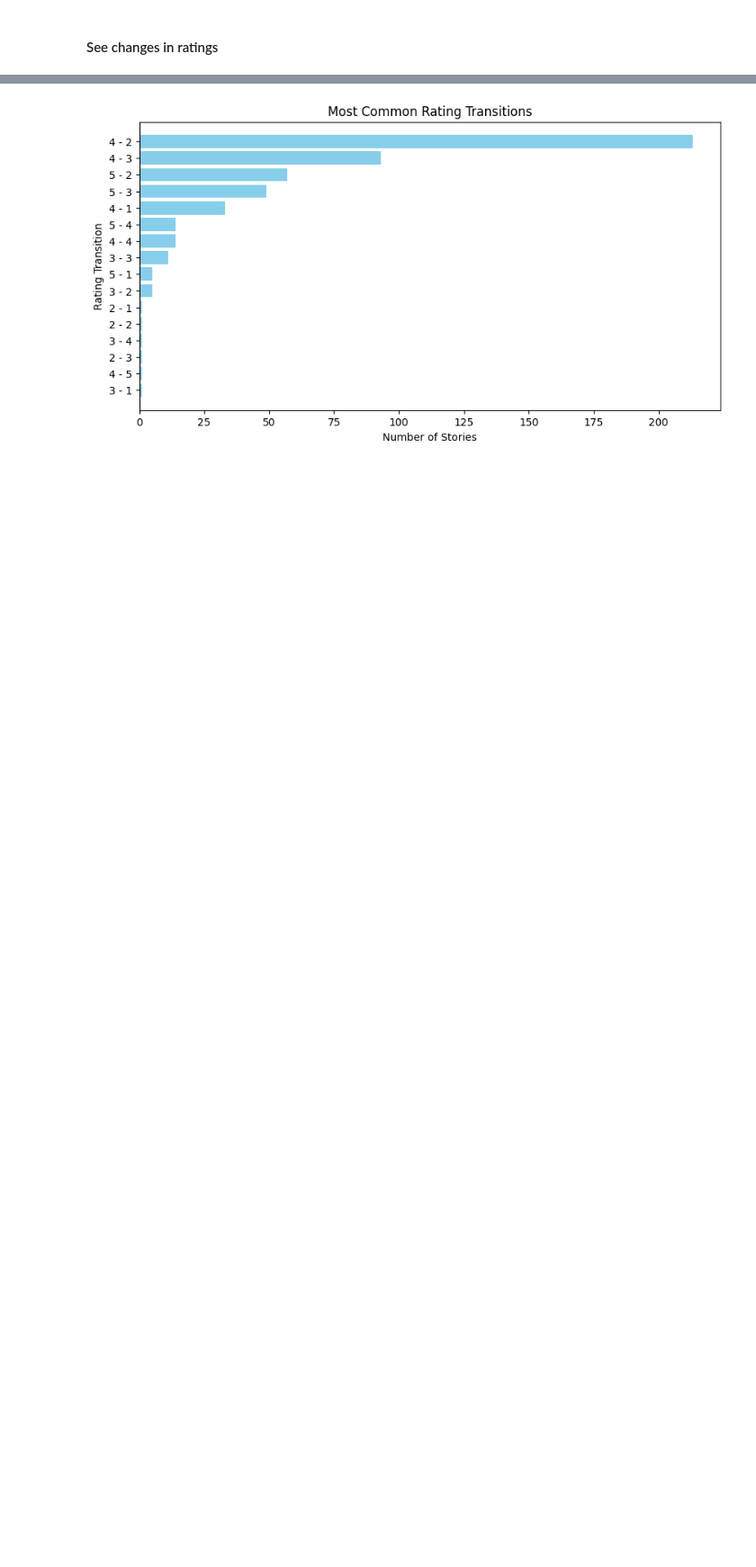
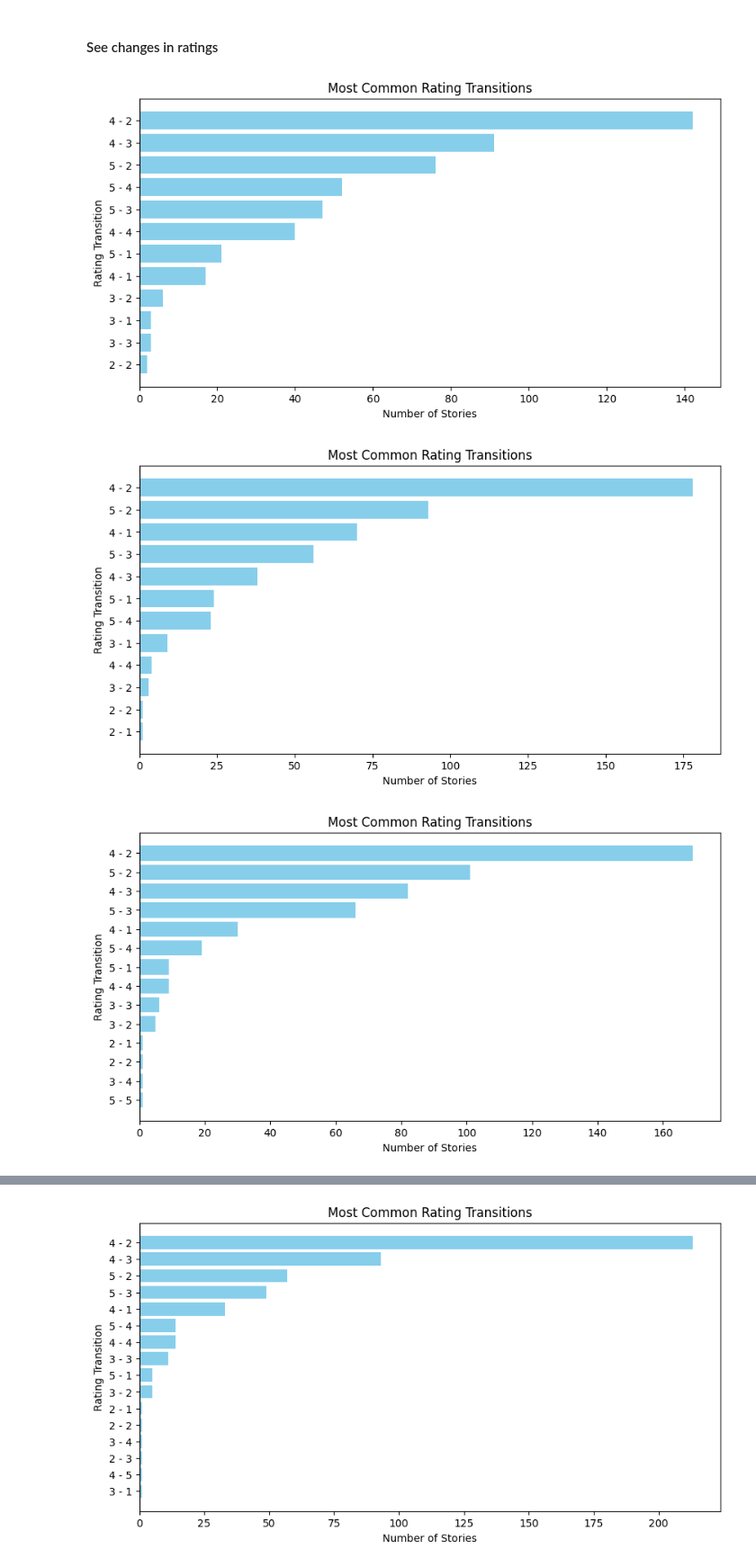
Before and after one commit to joaocnvdias/mech-i-coherence, a Jupyter notebook: coherence_models.ipynb, the cells around one changed output, grey strips where cells are left out. Shown at 90% size. Cells and saved outputs as stored; diff of their text form; code cells hidden in the pictures; blank space fills up the shorter version.

```diff
--- a/coherence_models.ipynb
+++ b/coherence_models.ipynb
@@ -478,0 +485,2 @@ corrupted_stories, log = tamper_storiesV2(story_info, idx, positions=['conclusio
+# %%
+corrupted_dev, log_dev = tamper_storiesV2(story_info, idx, positions=['development'], nr_corruptions=500)
@@ -482,4 +528,18 @@ corrupted_stories, log = tamper_storiesV2(story_info, idx, positions=['conclusio
 new_coherence = []
 for story in corrupted_stories:
   new_coherence.append(get_coherence_score(story))
+# %%
+new_intros = []
+for story in corrupted_intro:
+  new_intros.append(get_coherence_score(story))
+# %%
+new_devs = []
+for story in corrupted_dev:
+  new_devs.append(get_coherence_score(story))
+# %%
+new_intros_array = np.array(new_intros)
+new_dev_array = np.array(new_devs)
+
+np.save("checkpoints/1000ratings-intro-injection.npy", new_intros_array)
+np.save("checkpoints/1000ratings-dev-injection.npy", new_dev_array)
 # %%
@@ -490,3 +553,38 @@ np.save("checkpoints/1000ratings_retate.npy", new_coherence_array)
 new_coherence = np.load('checkpoints/1000ratings_retate.npy')
 # %% [markdown]
 #### See changes in ratings
+# %%
+from collections import Counter
+
+def rating_transitions(log, new_coherence):
+    affected_indices = list(log.keys())
+    old_ratings = [log[story]["origina_rating"] for story in affected_indices]
+    imposter_rating = [log[story]["imposter_rating"] for story in affected_indices]
+    new_ratings = list(new_coherence)
+
+    transitions = [f"{old} - {new}" for old, new in zip(old_ratings, new_ratings)]
+    transition_counts = Counter(transitions)
+
+    # Sort transitions by frequency
+    sorted_transitions = sorted(transition_counts.items(), key=lambda x: x[1], reverse=True)
+
+    # Prepare data for plotting
+    labels, values = zip(*sorted_transitions)
+
+    # Plot
+    plt.figure(figsize=(10, 5))
+    plt.barh(labels, values, color="skyblue")
+    plt.xlabel("Number of Stories")
+    plt.ylabel("Rating Transition")
+    plt.title("Most Common Rating Transitions")
+    plt.gca().invert_yaxis()  # Highest frequency on top
+    plt.show()
+
+    return sorted_transitions
+intro_transitions = rating_transitions(log_intro, new_intros_array)
+dev_transitions = rating_transitions(log_dev, new_dev_array)
+conc_transitions = rating_transitions(log, new_coherence)
+# %% [output]
+[figure, added]
+[figure, added]
+[figure, added]
```
Also changed, not shown: parts of 25 cells of this notebook.
